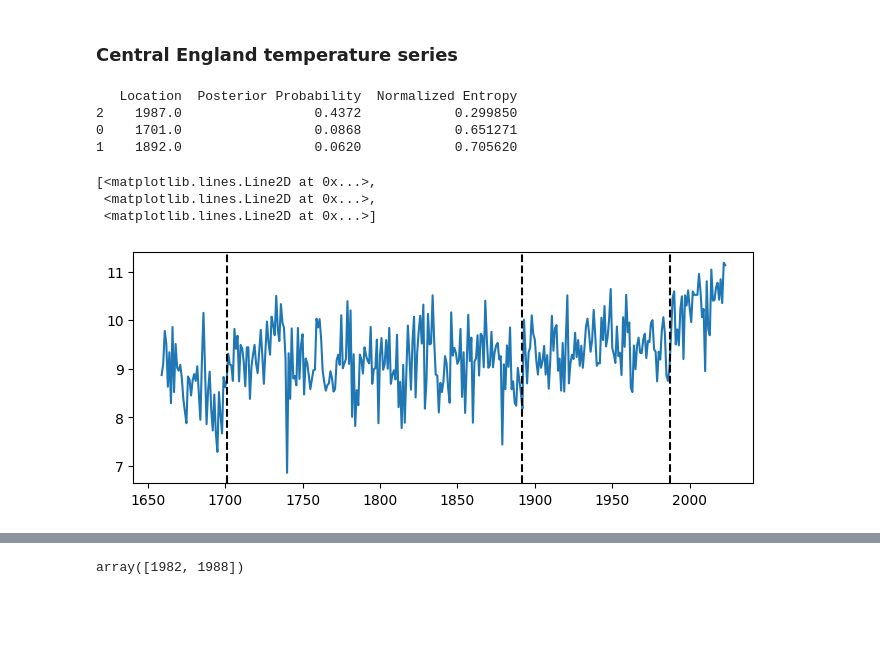
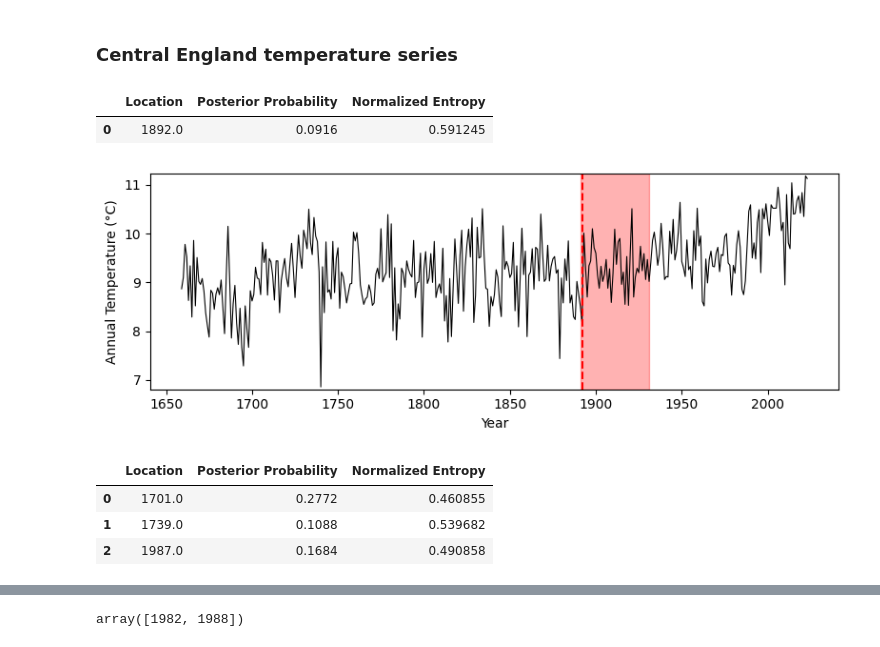
Before and after one commit to manilasoldier/bclr, a Jupyter notebook: bclr_multi_examples.ipynb, the cells around one changed output, grey strips where cells are left out. Saved outputs shown, nothing was run; the diff lists cells and outputs as text; code cells hidden in the pictures; blank space fills up the shorter version.

```diff
--- a/bclr_multi_examples.ipynb
+++ b/bclr_multi_examples.ipynb
@@ -214,3 +231,5 @@ lines = [re.sub(r"\n", "", re.sub(r"[ ]+", " ", a)).split(" ") for a in f.readli
 # %%
 mtu = pd.DataFrame([l[1:] for l in lines[5:]], columns=lines[4][1:])
 Xcet = mtu[['Annual']][:-1].to_numpy(dtype=np.double)
+rng = np.random.default_rng(199210)
+prior_cov1 = np.diag(np.repeat(1,1))
@@ -222,18 +236,28 @@ df_dis = bclrM_cet.predict(iter_sch = [300, 500], thr_sch = [0.9, 0.7], offset=1
-# %%
-print(df_dis.sort_values(by=['Posterior Probability'], ascending=False))
-# %% [output]
-   Location  Posterior Probability  Normalized Entropy
-2    1987.0                 0.4372            0.299850
-0    1701.0                 0.0868            0.651271
-1    1892.0                 0.0620            0.705620
-# %%
-plt.figure(figsize=(8, 3))
-Xcet = mtu[['Annual']][:-1].to_numpy(dtype=np.double)
-years = mtu[['Year']][:-1].to_numpy(dtype=np.double)
-plt.plot(years[:], Xcet[:])
-[plt.axvline(df_dis['Location'].iloc[i], color='black', linestyle='--') for i in range(len(df_dis))]
-# %% [output]
-[<matplotlib.lines.Line2D at 0x...>,
- <matplotlib.lines.Line2D at 0x...>,
- <matplotlib.lines.Line2D at 0x...>]
-[figure, removed]
+# %%
+bclrM_os = bclr.MultiBayesCC(Xcet, cps=10, prior_cov=prior_cov1, n_iter=5000,
+                             rng=rng, warnings=False)
+df_os = bclrM_os.fit_predict(offset=1658)
+# %%
+df_os
+# %% [output]
+|  | Location | Posterior Probability | Normalized Entropy |
+| 0 | 1892.0 | 0.0916 | 0.591245 |
+# %%
+#plt.rcParams['font.family'] = 'Nunito'
+plt.figure(figsize=(8, 3))
+Xcet_ = mtu[['Annual']][:-1].to_numpy(dtype=np.double)[:,0]
+years = mtu[['Year']][:-1].to_numpy(dtype=np.double)[:,0]
+plt.plot(years, Xcet_, color='black', linewidth=0.8)
+
+for i in df_os.index:
+    plt.axvline(df_os['Location'][i], color='red', linestyle='--')
+    plt.ylim(min(Xcet_)-0.05, max(Xcet_)+0.05)
+    x1, x2 = np.quantile(bclrM_os.bccs_[i].post_k, (0.025, 0.975))+1658
+    plt.fill_betweenx(np.linspace(min(Xcet_)-0.05, max(Xcet_)+0.05, 100), x1, x2, color='red', alpha=0.3)
+    plt.ylabel("Annual Temperature (°C)")
+    plt.xlabel("Year")
+
+plt.tight_layout()
+#plt.savefig("cet_oob.pdf")
+# %% [output]
+[figure, added]
@@ -239,0 +274,7 @@ plt.plot(years[:], Xcet[:])
+# %%
+df_dis2
+# %% [output]
+|  | Location | Posterior Probability | Normalized Entropy |
+| 0 | 1701.0 | 0.2772 | 0.460855 |
+| 1 | 1739.0 | 0.1088 | 0.539682 |
+| 2 | 1987.0 | 0.1684 | 0.490858 |
```
Also changed, not shown: parts of 31 cells of this notebook, 10 other files.
